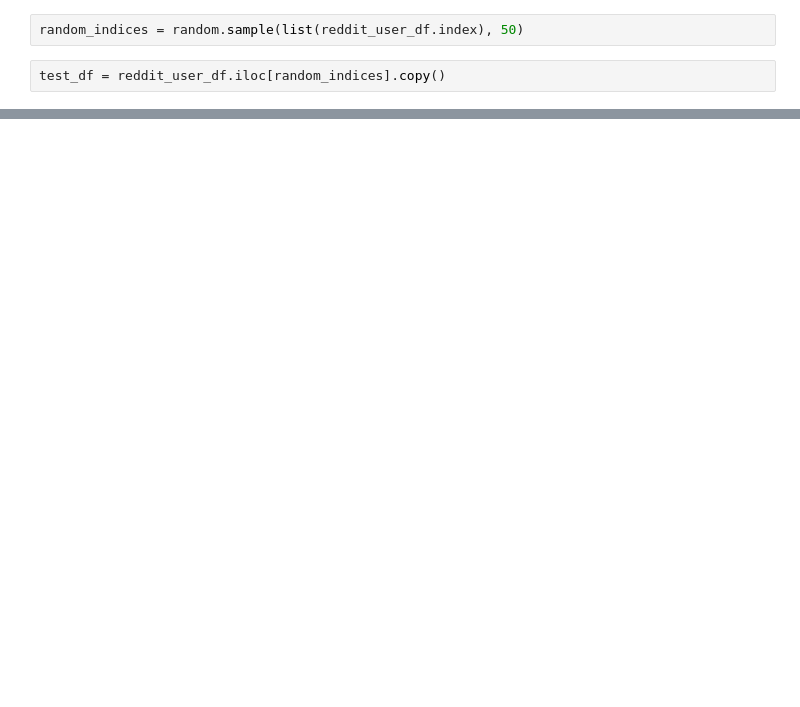
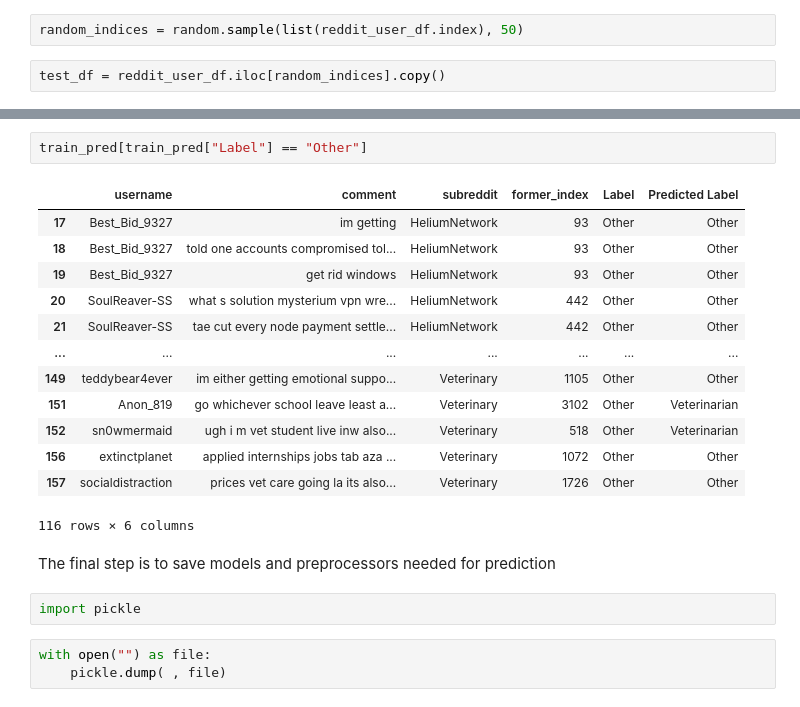
Before and after one commit to usmanadaudu/Doctor-Vet-Classification, a Jupyter notebook: Doctor-vet-classification-model-bulding_new.ipynb, the cells around one changed output, grey strips where cells are left out. Drawn from its saved outputs; the diff is of its cells as text; blank space fills up the shorter version.

Commit message:
finished building model

```diff
--- a/Doctor-vet-classification-model-bulding_new.ipynb
+++ b/Doctor-vet-classification-model-bulding_new.ipynb
@@ -1749,0 +1638,23 @@ array([[0., 1., 0.],
+# %%
+train_pred[train_pred["Label"] == "Other"]
+# %% [output]
+|  | username | comment | subreddit | former_index | Label | Predicted Label |
+| 17 | Best_Bid_9327 | im getting | HeliumNetwork | 93 | Other | Other |
+| 18 | Best_Bid_9327 | told one accounts compromised tol... | HeliumNetwork | 93 | Other | Other |
+| 19 | Best_Bid_9327 | get rid windows | HeliumNetwork | 93 | Other | Other |
+| 20 | SoulReaver-SS | what s solution mysterium vpn wre... | HeliumNetwork | 442 | Other | Other |
+| 21 | SoulReaver-SS | tae cut every node payment settle... | HeliumNetwork | 442 | Other | Other |
+| ... | ... | ... | ... | ... | ... | ... |
+| 149 | teddybear4ever | im either getting emotional suppo... | Veterinary | 1105 | Other | Other |
+| 151 | Anon_819 | go whichever school leave least a... | Veterinary | 3102 | Other | Veterinarian |
+| 152 | sn0wmermaid | ugh i m vet student live inw also... | Veterinary | 518 | Other | Veterinarian |
+| 156 | extinctplanet | applied internships jobs tab aza ... | Veterinary | 1072 | Other | Other |
+| 157 | socialdistraction | prices vet care going la its also... | Veterinary | 1726 | Other | Other |
+116 rows × 6 columns
+# %% [markdown]
+The final step is to save models and preprocessors needed for prediction
+# %%
+import pickle
+# %%
+with open("") as file:
+    pickle.dump( , file)
```
Also changed, not shown: parts of 49 cells of this notebook.
